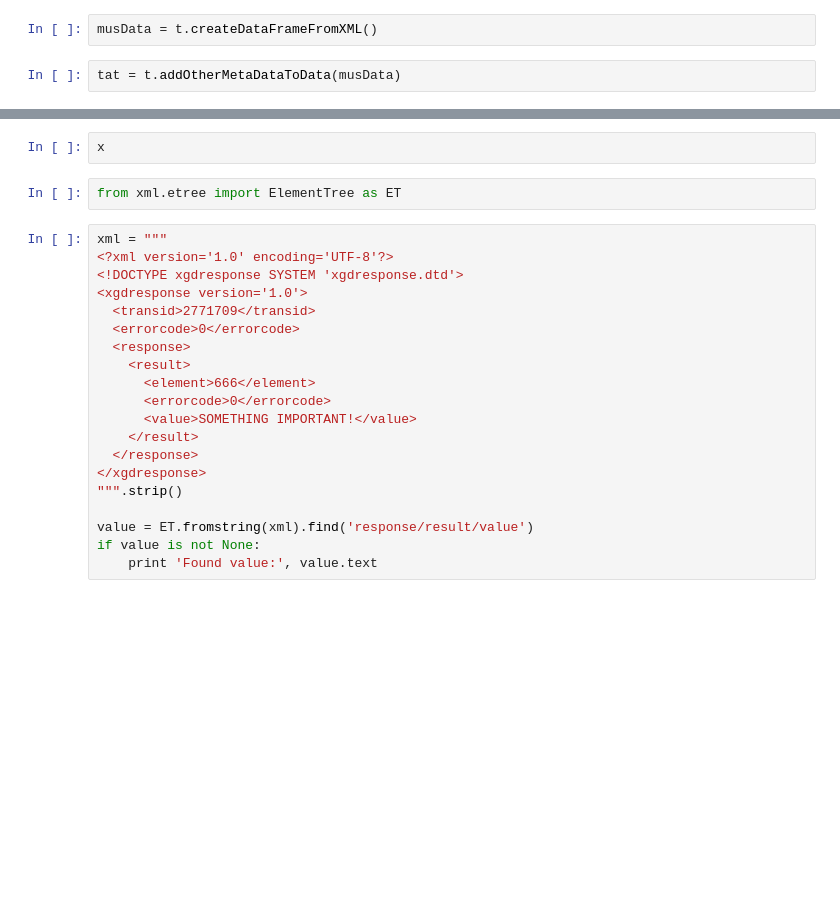
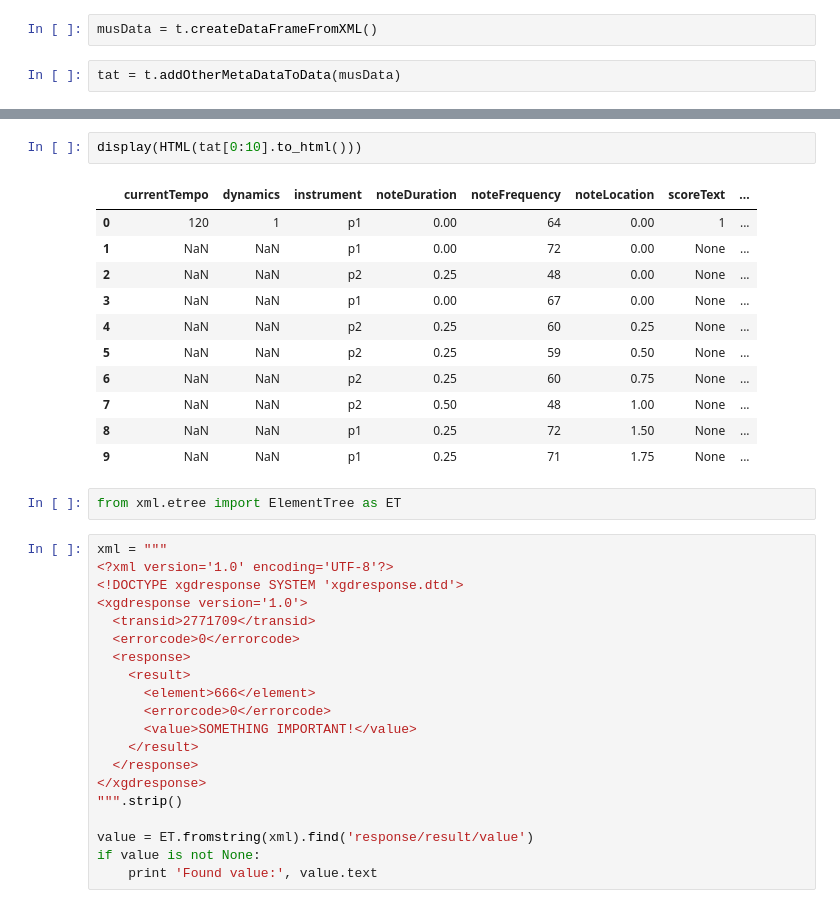
Before and after one commit to jgab3103/phd_code, a Jupyter notebook: Data Preparation-Polyphonic.ipynb, the cells around one changed output, grey strips where cells are left out. Saved outputs shown, nothing was run; the diff lists cells and outputs as text; blank space fills up the shorter version.

```diff
--- a/Data Preparation-Polyphonic.ipynb
+++ b/Data Preparation-Polyphonic.ipynb
@@ -665,5 +516,17 @@ tat
-# %%
-x
+# %%
+display(HTML(tat[0:10].to_html()))
+# %% [output]
+|  | currentTempo | dynamics | instrument | noteDuration | noteFrequency | noteLocation | scoreText | ... |
+| 0 | 120 | 1 | p1 | 0.00 | 64 | 0.00 | 1 | ... |
+| 1 | NaN | NaN | p1 | 0.00 | 72 | 0.00 | None | ... |
+| 2 | NaN | NaN | p2 | 0.25 | 48 | 0.00 | None | ... |
+| 3 | NaN | NaN | p1 | 0.00 | 67 | 0.00 | None | ... |
+| 4 | NaN | NaN | p2 | 0.25 | 60 | 0.25 | None | ... |
+| 5 | NaN | NaN | p2 | 0.25 | 59 | 0.50 | None | ... |
+| 6 | NaN | NaN | p2 | 0.25 | 60 | 0.75 | None | ... |
+| 7 | NaN | NaN | p2 | 0.50 | 48 | 1.00 | None | ... |
+| 8 | NaN | NaN | p1 | 0.25 | 72 | 1.50 | None | ... |
+| 9 | NaN | NaN | p1 | 0.25 | 71 | 1.75 | None | ... |
 # %%
 from xml.etree import ElementTree as ET
 # %%
```
Also changed, not shown: parts of 6 cells of this notebook.
